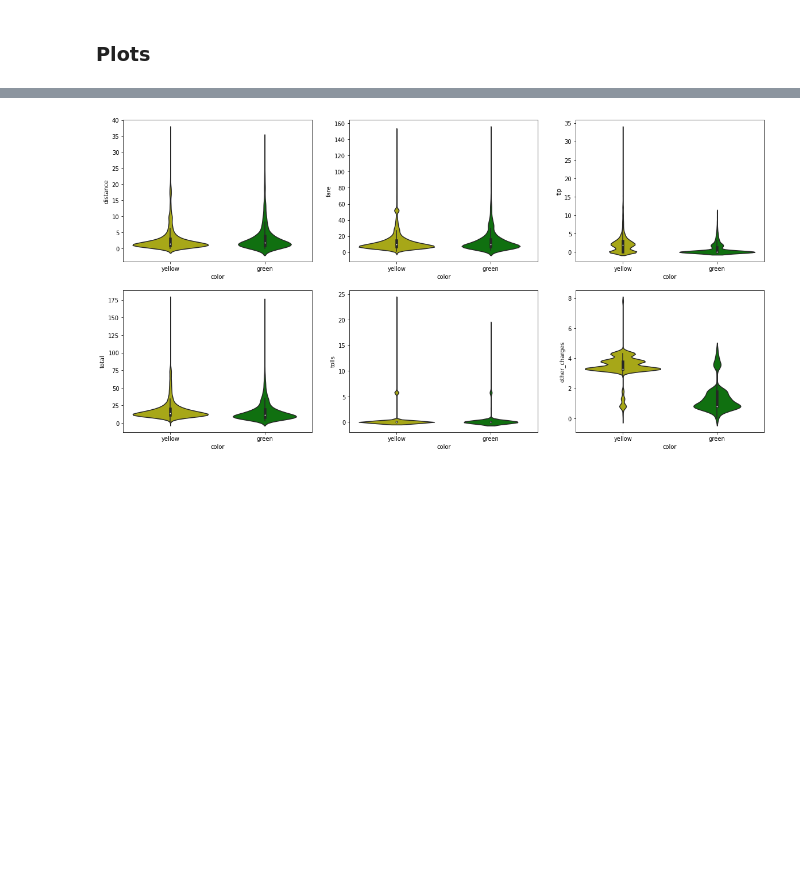
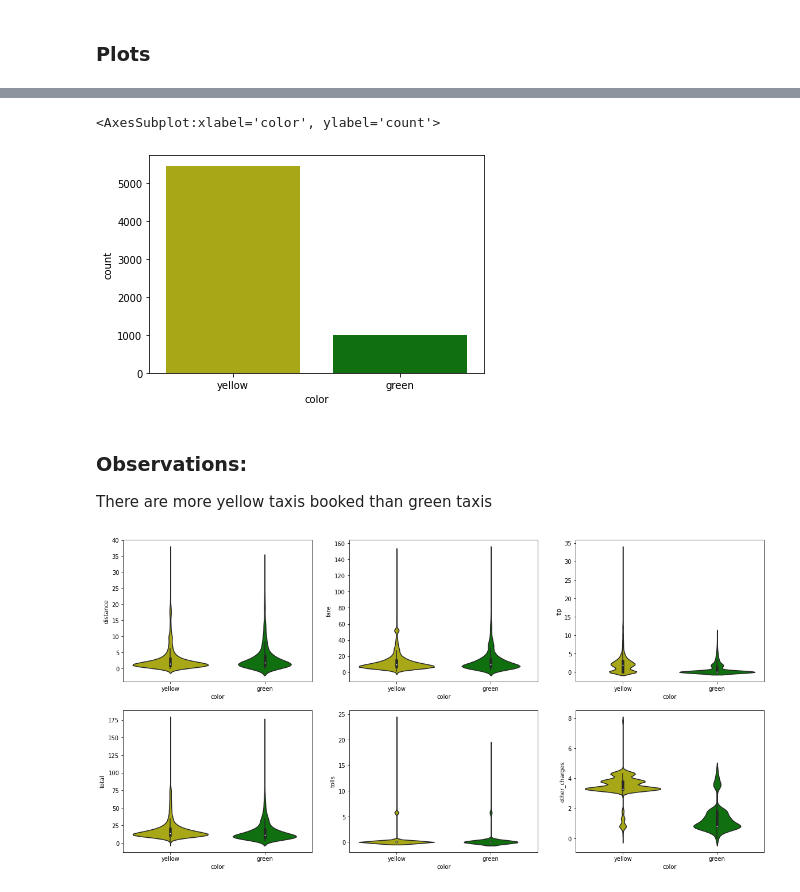
Before and after one commit to shrkntswn/Taxi, a Jupyter notebook: Taxi.ipynb, the cells around one changed output, grey strips where cells are left out. Cells and saved outputs as stored; diff of their text form; code cells hidden in the pictures; blank space fills up the shorter version.

```diff
--- a/Taxi.ipynb
+++ b/Taxi.ipynb
@@ -114,3 +159,11 @@ Name: pickup_borough, dtype: int64
+# %%
+sns.countplot(x='color', data=taxi_data, palette={'yellow':'y','green':'g'})
+# %% [output]
+<AxesSubplot:xlabel='color', ylabel='count'>
+[figure, added]
+# %% [markdown]
+### Observations:
+There are more yellow taxis booked than green taxis
 # %%
 plt.figure(figsize=(20,10))
 for index,i in enumerate(['distance','fare','tip','total','tolls','other_charges']):
```
Also changed, not shown: parts of 16 cells of this notebook.
